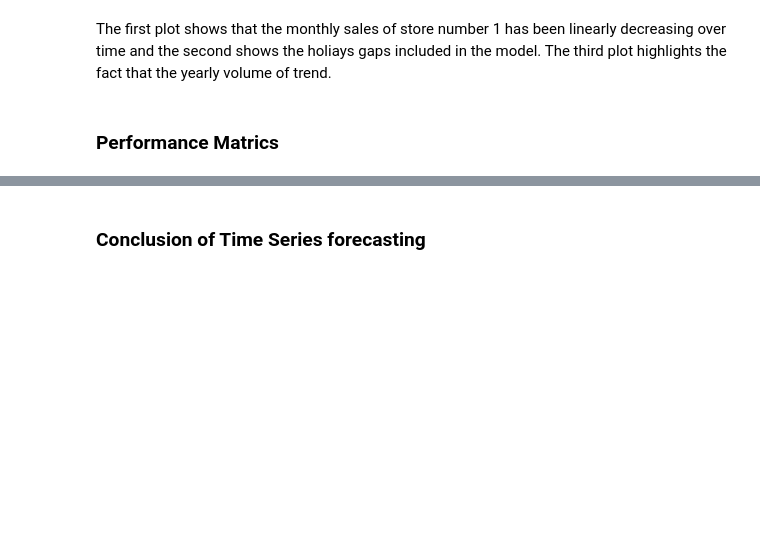
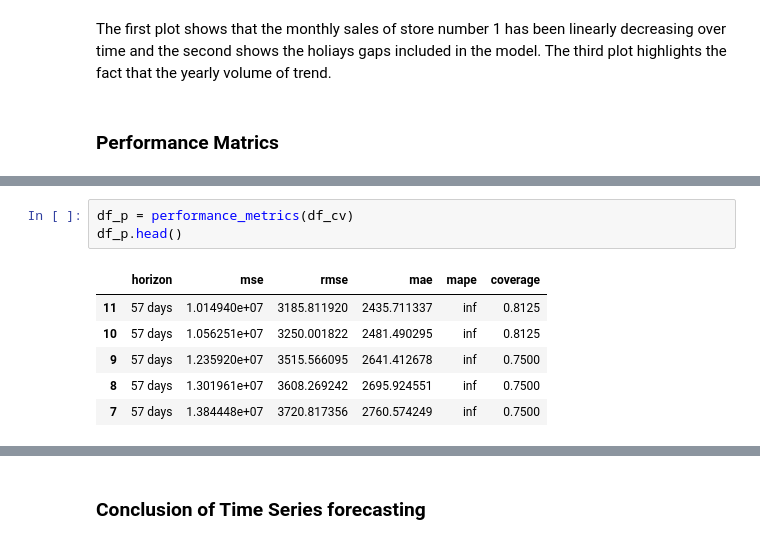
Before and after one commit to robin521111/data-sci, a Jupyter notebook: SONY Store_Sales.ipynb, the cells around one changed output, grey strips where cells are left out. Drawn from its saved outputs; the diff is of its cells as text; blank space fills up the shorter version.

```diff
--- a/SONY Store_Sales.ipynb
+++ b/SONY Store_Sales.ipynb
@@ -613,0 +625,10 @@ NameError: name 'm' is not defined
+# %%
+df_p = performance_metrics(df_cv)
+df_p.head()
+# %% [output]
+|  | horizon | mse | rmse | mae | mape | coverage |
+| 11 | 57 days | 1.014940e+07 | 3185.811920 | 2435.711337 | inf | 0.8125 |
+| 10 | 57 days | 1.056251e+07 | 3250.001822 | 2481.490295 | inf | 0.8125 |
+| 9 | 57 days | 1.235920e+07 | 3515.566095 | 2641.412678 | inf | 0.7500 |
+| 8 | 57 days | 1.301961e+07 | 3608.269242 | 2695.924551 | inf | 0.7500 |
+| 7 | 57 days | 1.384448e+07 | 3720.817356 | 2760.574249 | inf | 0.7500 |
```
Also changed, not shown: parts of 6 cells of this notebook.
